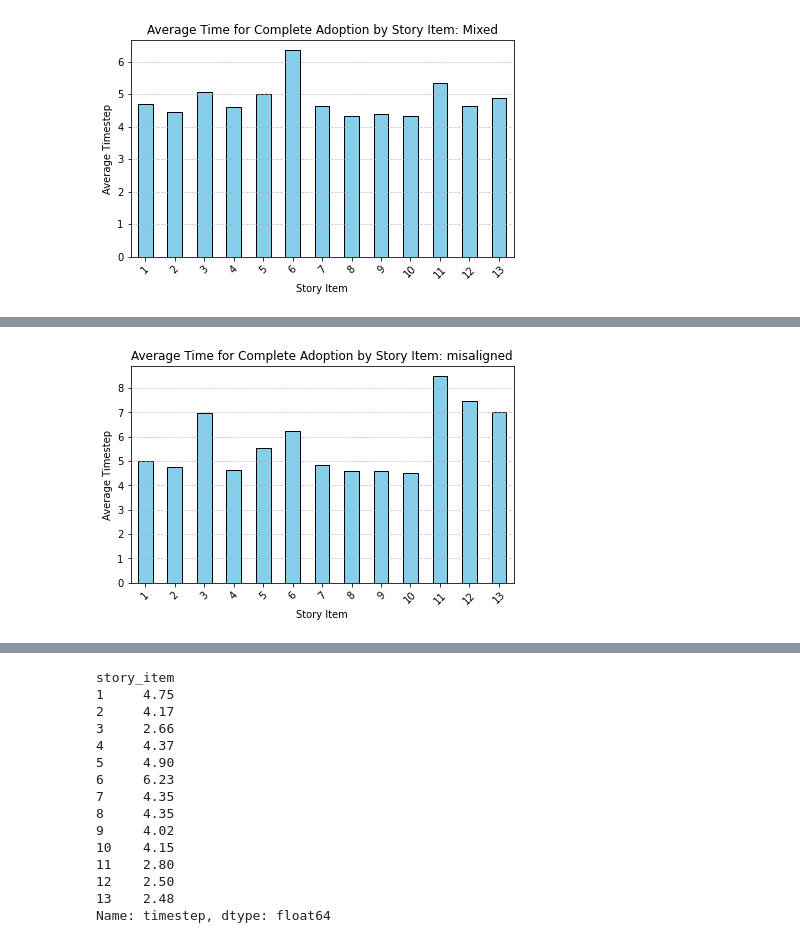
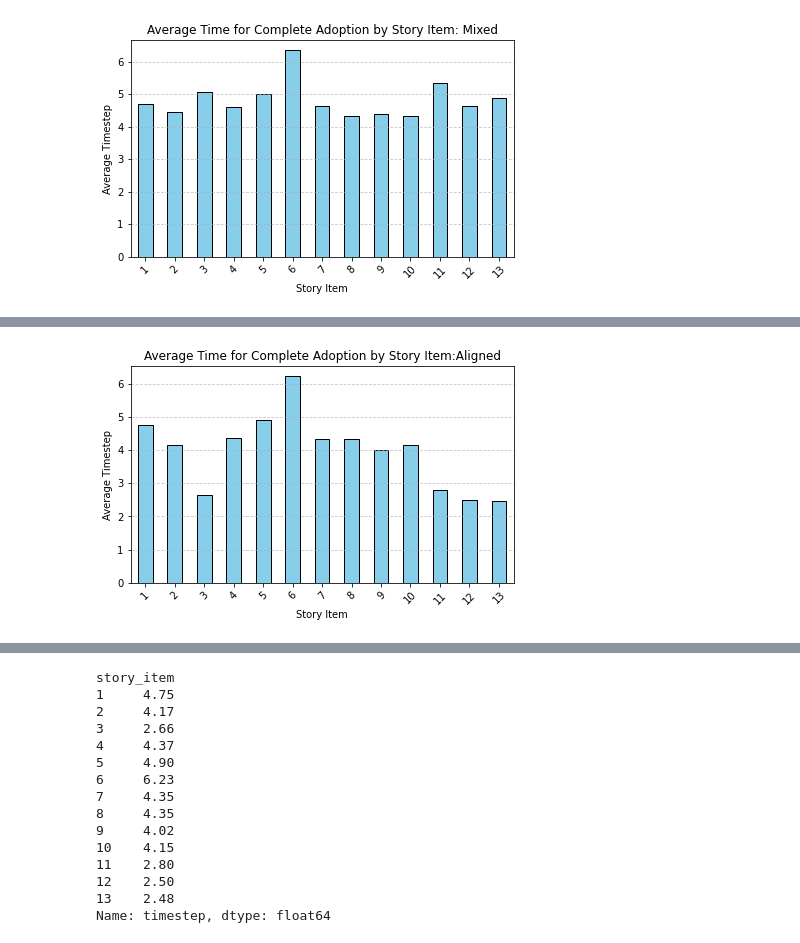
Before and after one commit to c4-lab/NarrativeDiffusion, a Jupyter notebook: analysis/analysis.ipynb, the cells around one changed output, grey strips where cells are left out. Drawn from its saved outputs; the diff is of its cells as text; code cells hidden in the pictures.

```diff
--- a/analysis/analysis.ipynb
+++ b/analysis/analysis.ipynb
@@ -95,22 +103,4 @@ plt.show()
-# %%
-data = pd.read_csv("./misaligned_condition_20230801141608/results.csv")
-trials = data.groupby(['Trial','timestep','story_item']).adopted.sum().reset_index()
-
-completely_adopted = trials[trials['adopted'] ==30]
-
-# Group by `story_item` and `Trial`, then get the first occurrence for each combination
-first_adoption = completely_adopted.groupby(['story_item', 'Trial']).first().reset_index()
-
-# Group by `story_item` and compute the mean timestep for each story item
-ma_avg_time_for_adoption = first_adoption.groupby('story_item')['timestep'].mean()
-
-ma_avg_time_for_adoption.plot(kind='bar', color='skyblue', edgecolor='black')
-plt.title('Average Time for Complete Adoption by Story Item: misaligned')
-plt.xlabel('Story Item')
-plt.ylabel('Average Timestep')
-plt.tight_layout()
-plt.grid(axis='y', linestyle='--', alpha=0.7)
-plt.xticks(rotation=45)
-plt.show()
-# %% [output]
-[figure, removed]
+# %%
+plot_adoption_speed_items("../data/aligned_condition_20230801141242/results.csv",title="Aligned")
+# %% [output]
+[figure, added]
```
Also changed, not shown: parts of 16 cells of this notebook, 5 other files.
